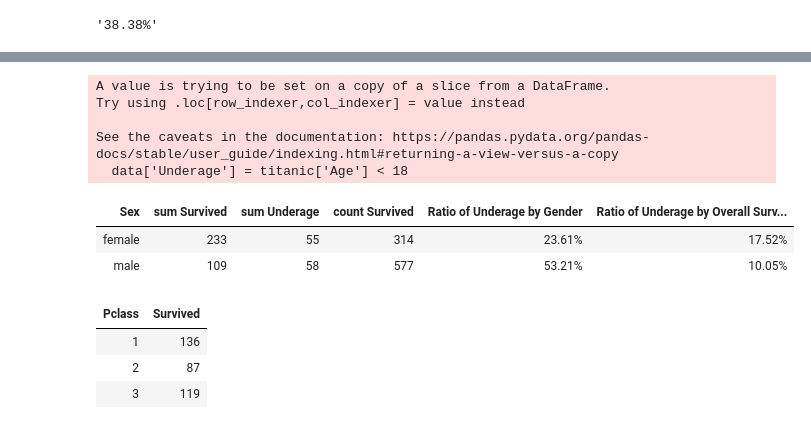
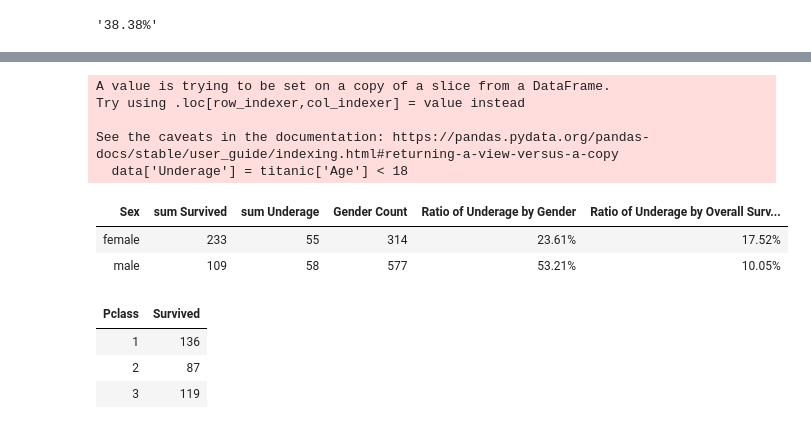
Before and after one commit to mrnguyener21/titanic_analysis, a Jupyter notebook: titanic.ipynb, the cells around one changed output, grey strips where cells are left out. Cells and saved outputs as stored; diff of their text form; code cells hidden in the pictures.

```diff
--- a/titanic.ipynb
+++ b/titanic.ipynb
@@ -76,27 +77,28 @@ gender_survival_rate
 # %%
 #of the survivors, how many were underage(18) including the split between gender and their corresponding survival rate
 data = titanic[['Survived','Sex']]
 data['Underage'] = titanic['Age'] < 18
 data['Underage'].replace([True,False],[0,1])
 underage_survival_rate = pd.pivot_table(data, index='Sex', values=['Survived', 'Underage'], aggfunc=['sum','count']).reset_index()
 underage_survival_rate.columns = underage_survival_rate.columns.map(' '.join)
+underage_survival_rate = underage_survival_rate.rename(columns={'count Survived':'Gender Count'})
 
 underage_survival_rate['Ratio of Underage by Gender'] = underage_survival_rate['sum Underage']/underage_survival_rate['sum Survived']
 underage_survival_rate['Ratio of Underage by Gender'] = underage_survival_rate['Ratio of Underage by Gender'].map("{:.2%}".format)
 
-underage_survival_rate['Ratio of Underage by Overall Survived'] = underage_survival_rate['sum Underage']/underage_survival_rate['count Survived']
+underage_survival_rate['Ratio of Underage by Overall Survived'] = underage_survival_rate['sum Underage']/underage_survival_rate['Gender Count']
 underage_survival_rate['Ratio of Underage by Overall Survived'] = underage_survival_rate['Ratio of Underage by Overall Survived'].map("{:.2%}".format)
 
 underage_survival_rate = underage_survival_rate.drop(columns='count Underage')
 underage_survival_rate = underage_survival_rate.style.hide_index()
 underage_survival_rate
 # %% [output]
 A value is trying to be set on a copy of a slice from a DataFrame.
 Try using .loc[row_indexer,col_indexer] = value instead
 
 See the caveats in the documentation: https://pandas.pydata.org/pandas-docs/stable/user_guide/indexing.html#returning-a-view-versus-a-copy
   data['Underage'] = titanic['Age'] < 18
-| Sex | sum Survived | sum Underage | count Survived | Ratio of Underage by Gender | Ratio of Underage by Overall Surv... |
+| Sex | sum Survived | sum Underage | Gender Count | Ratio of Underage by Gender | Ratio of Underage by Overall Surv... |
 | female | 233 | 55 | 314 | 23.61% | 17.52% |
 | male | 109 | 58 | 577 | 53.21% | 10.05% |
 # %%
```
Also changed, not shown: parts of 6 cells of this notebook.
